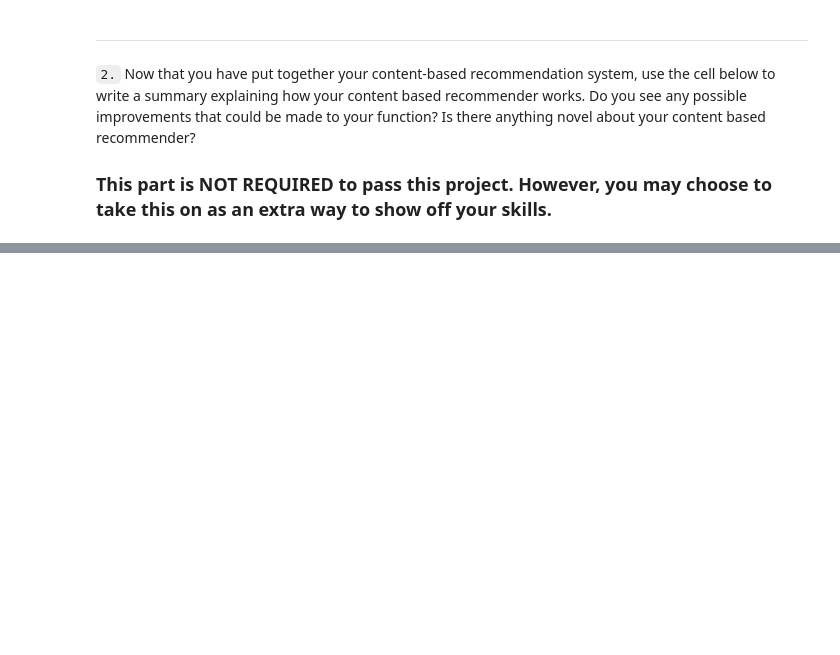
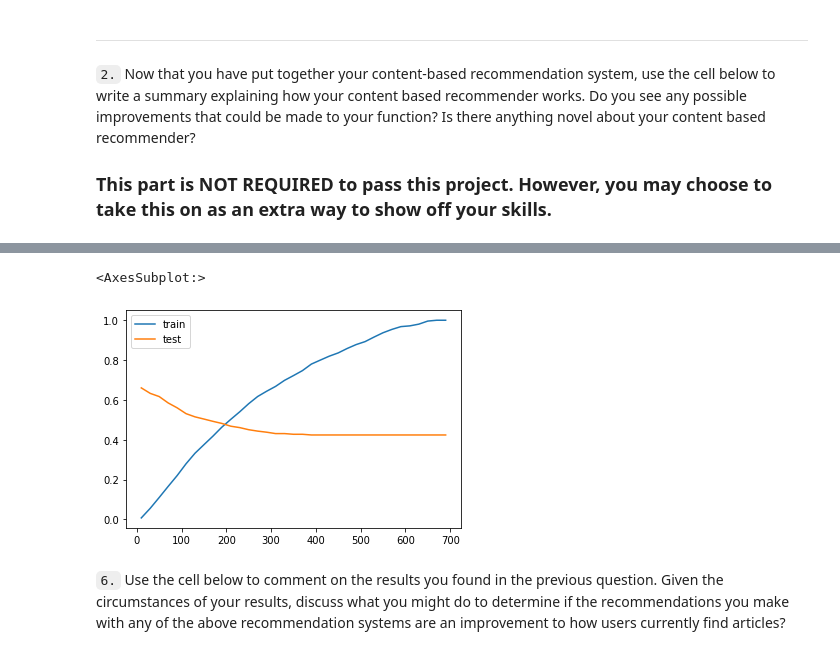
Before and after one commit to gilzero/project_recommendations_ibm, a Jupyter notebook: Recommendations_with_IBM_submit.ipynb, the cells around one changed output, grey strips where cells are left out. Cells and saved outputs as stored; diff of their text form; code cells hidden in the pictures; blank space fills up the shorter version.

```diff
--- a/Recommendations_with_IBM_submit.ipynb
+++ b/Recommendations_with_IBM_submit.ipynb
@@ -2018,0 +2181,26 @@ def make_recs_for_brand_new_user(threshold_second_layer=5):
+# %%
+def create_test_and_train_user_item(df_train, df_test):
+    '''
+    INPUT:
+    df_train - training dataframe
+    df_test - test dataframe
+
+    OUTPUT:
+    user_item_train - a user-item matrix of the training dataframe
+                      (unique users for each row and unique articles for each column)
+    user_item_test - a user-item matrix of the testing dataframe
+                    (unique users for each row and unique articles for each column)
+    test_idx - all of the test user ids
+    test_arts - all of the test article ids
+
+    '''
+    # Your code here
+    user_item_train = create_user_item_matrix(df_train)
+    user_item_test = create_user_item_matrix(df_test)
+
+    test_idx = user_item_test.index.to_list()
+    test_arts = user_item_test.columns.to_list()
+
+    return user_item_train, user_item_test, test_idx, test_arts
+
+user_item_train, user_item_test, test_idx, test_arts = create_test_and_train_user_item(df_train, df_test)
@@ -2018,0 +2270,3 @@ def make_recs_for_brand_new_user(threshold_second_layer=5):
+# %%
+# fit SVD on the user_item_train matrix
+u_train, s_train, vt_train = np.linalg.svd(user_item_train) # fit svd similar to above then use the cells below
@@ -2018,0 +2364,14 @@ def make_recs_for_brand_new_user(threshold_second_layer=5):
+# %%
+# Plotting
+
+df_scores = pd.DataFrame({
+   'train': scores_train,
+   'test': scores_test
+   }, index=num_latent_feats)
+
+df_scores.plot.line()
+# %% [output]
+<AxesSubplot:>
+[figure, added]
+# %% [markdown]
+`6.` Use the cell below to comment on the results you found in the previous question. Given the circumstances of your results, discuss what you might do to determine if the recommendations you make with any of the above recommendation systems are an improvement to how users currently find articles?
```
Also changed, not shown: parts of 25 cells of this notebook, 2 other files.
